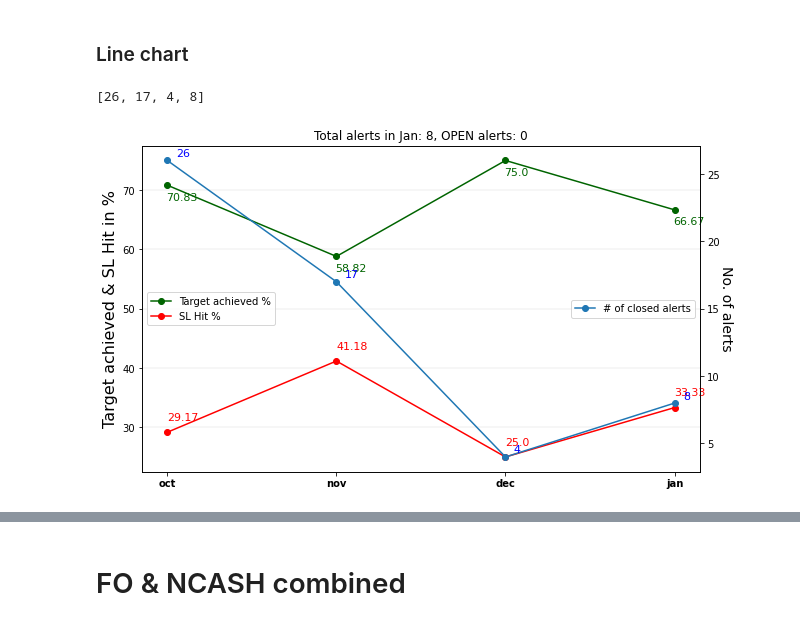
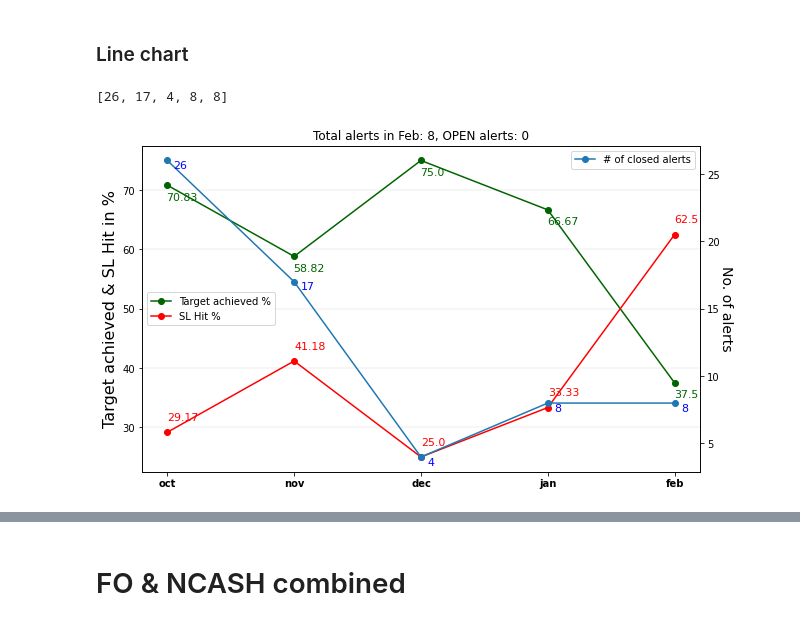
Before and after one commit to yashpundir/stock_model-analysis, a Jupyter notebook: default/21-22 default.ipynb, the cells around one changed output, grey strips where cells are left out. Saved outputs shown, nothing was run; the diff lists cells and outputs as text; code cells hidden in the pictures.

```diff
--- a/default/21-22 default.ipynb
+++ b/default/21-22 default.ipynb
@@ -1504,0 +1653,16 @@ janTAstat = TAstat.sort_index()
+# %%
+TAstat = feb[feb.Result.isin(['T1','T2','T3'])].Result.value_counts(normalize=True) * 100
+TAstat = TAstat.sort_index()
+
+ax = plt.axes()
+
+TAstat.plot(kind='bar', figsize=(10,6), color='deepskyblue')
+
+for i,j in enumerate(TAstat.to_dict()):
+    ax.annotate(f"{round(TAstat[j], 2)}%", xy=(i-0.1, TAstat[j]+0.25), xycoords='data', fontsize=15)
+
+#(axis='y', lw=0.5)
+ax.set_xticklabels(labels=['T2','T3'])
+plt.yticks(fontweight='bold')
+plt.xticks(rotation=0, fontweight='bold')
+plt.ylabel(ylabel='%', fontsize=20)
@@ -1505,41 +1675,41 @@ janTAstat = TAstat.sort_index()
 # %% [markdown]
 ### Line chart
 # %%
-line_data = list(zip(octstat.values(), novstat.values(), decstat.values(), janstat.values()))
+line_data = list(zip(octstat.values(), novstat.values(), decstat.values(), janstat.values(), febstat.values()))
 # %%
-mo_alerts = [Oct.shape[0], nov.shape[0], dec.shape[0], jan.shape[0]]
+mo_alerts = [Oct.shape[0], nov.shape[0], dec.shape[0], jan.shape[0], feb.shape[0]]
 mo_alerts
 # %% [output]
-[26, 17, 4, 8]
+[26, 17, 4, 8, 8]
 # %%
-months = ['oct','nov','dec', 'jan']
+months = ['oct','nov','dec', 'jan', 'feb']
 # %%
 fig, ax = plt.subplots(figsize=(10,6))
 ax.set_facecolor('white')
 
 ax.plot(months, line_data[0], marker='o', color='darkgreen')
 ax.plot(months, line_data[1], marker='o', color='red')
 ax.grid(axis='y', lw=0.2)
 ##ax.set_ylim(0, 100)
-ax.set_title(f'Total alerts in Jan: {jan.shape[0] + len(ons)}, OPEN alerts: {len(ons)}')
+ax.set_title(f'Total alerts in Feb: {feb.shape[0] + len(ons)}, OPEN alerts: {len(ons)}')
 
 for i,j in enumerate(line_data[0]):
     ax.annotate(s=f'{round(j,2)}', xy=(i-0.007, j-2.5), xycoords='data', fontsize=11, color='darkgreen')
 
 for i,j in enumerate(line_data[1]):
     ax.annotate(s=f'{round(j,2)}', xy=(i, j+2), xycoords='data', fontsize=11, color='red')
 
 ax.legend(['Target achieved %', 'SL Hit %'], loc='center left', facecolor='white')
 ax.set_xticklabels(labels = months, fontweight='bold')
 ax.set_ylabel('Target achieved & SL Hit in %', fontsize=16)
 
 ax2 = ax.twinx()
 ax2.plot(months, mo_alerts, marker='o')
 ax2.set_ylabel('No. of alerts', fontsize=14, rotation=-90, labelpad=13)
-ax2.legend(labels=['# of closed alerts'], loc='right', facecolor='white')
+ax2.legend(labels=['# of closed alerts'], loc='upper right', facecolor='white')
 
 for i,j in enumerate(mo_alerts):
-    ax2.annotate(s=f'{j}', xy=(i+0.05, j+0.3), xycoords='data', fontsize=11, color='blue')
+    ax2.annotate(s=f'{j}', xy=(i+0.05, j-0.6), xycoords='data', fontsize=11, color='blue')
 # %% [output]
-[figure, old version]
+[figure, new version]
 # %%
```
Also changed, not shown: parts of 140 cells of this notebook, 11 other files.
